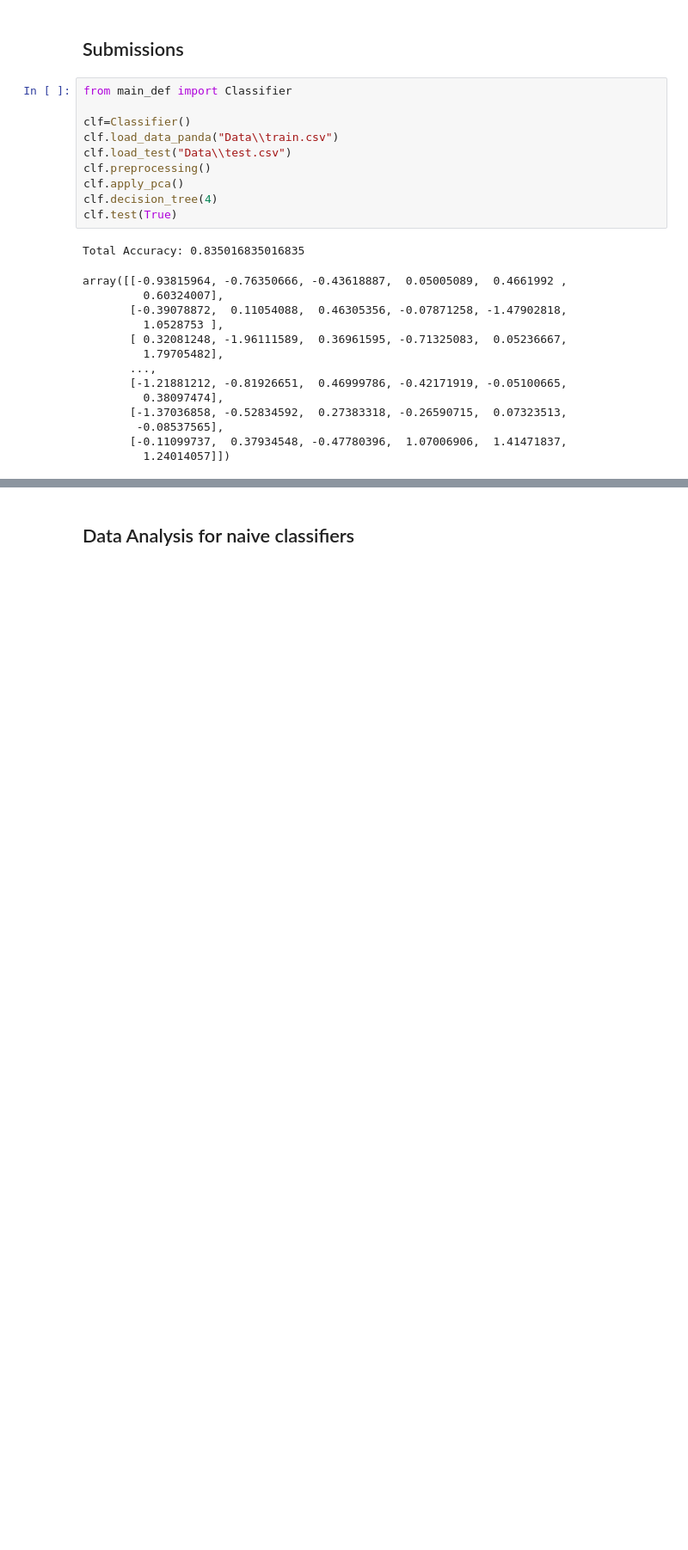
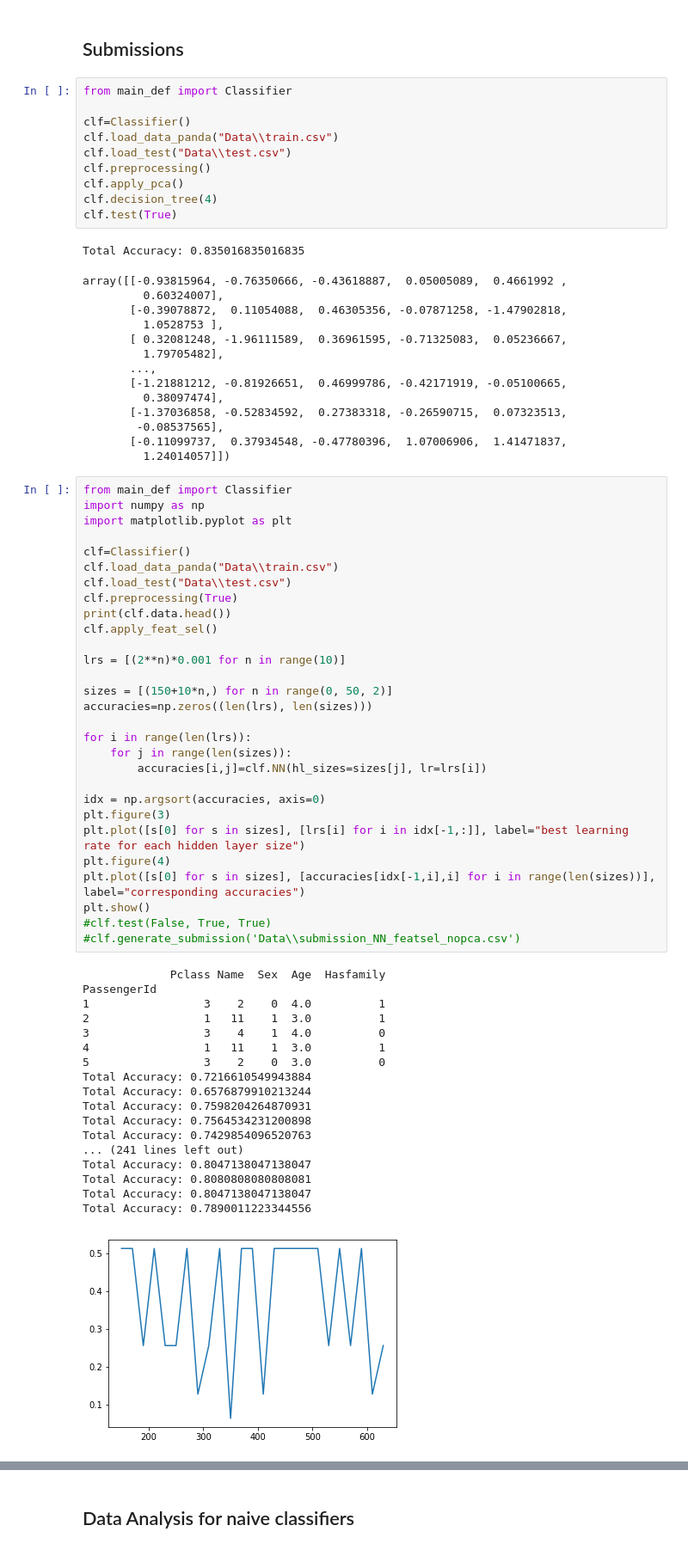
Before and after one commit to schwobr/ML-DSBA-AI-Assignment_2, a Jupyter notebook: main.ipynb, the cells around one changed output, grey strips where cells are left out. Shown at 86% size. Saved outputs shown, nothing was run; the diff lists cells and outputs as text; blank space fills up the shorter version.

Commit message:
last submissions

```diff
--- a/main.ipynb
+++ b/main.ipynb
@@ -376,3 +376,51 @@ array([[-0.93815964, -0.76350666, -0.43618887,  0.05005089,  0.4661992 ,
         -0.08537565],
        [-0.11099737,  0.37934548, -0.47780396,  1.07006906,  1.41471837,
          1.24014057]])
+# %%
+from main_def import Classifier
+import numpy as np
+import matplotlib.pyplot as plt
+
+clf=Classifier()
+clf.load_data_panda("Data\\train.csv")
+clf.load_test("Data\\test.csv")
+clf.preprocessing(True)
+print(clf.data.head())
+clf.apply_feat_sel()
+
+lrs = [(2**n)*0.001 for n in range(10)]
+
+sizes = [(150+10*n,) for n in range(0, 50, 2)]
+accuracies=np.zeros((len(lrs), len(sizes)))
+
+for i in range(len(lrs)):
+    for j in range(len(sizes)):
+        accuracies[i,j]=clf.NN(hl_sizes=sizes[j], lr=lrs[i])
+
+idx = np.argsort(accuracies, axis=0)
+plt.figure(3)
+plt.plot([s[0] for s in sizes], [lrs[i] for i in idx[-1,:]], label="best learning rate for each hidden layer size")
+plt.figure(4)
+plt.plot([s[0] for s in sizes], [accuracies[idx[-1,i],i] for i in range(len(sizes))], label="corresponding accuracies")
+plt.show()
+#clf.test(False, True, True)
+#clf.generate_submission('Data\\submission_NN_featsel_nopca.csv')
+# %% [output]
+             Pclass Name  Sex  Age  Hasfamily
+PassengerId
+1                 3    2    0  4.0          1
+2                 1   11    1  3.0          1
+3                 3    4    1  4.0          0
+4                 1   11    1  3.0          1
+5                 3    2    0  3.0          0
+Total Accuracy: 0.7216610549943884
+Total Accuracy: 0.6576879910213244
+Total Accuracy: 0.7598204264870931
+Total Accuracy: 0.7564534231200898
+Total Accuracy: 0.7429854096520763
+... (241 lines left out)
+Total Accuracy: 0.8047138047138047
+Total Accuracy: 0.8080808080808081
+Total Accuracy: 0.8047138047138047
+Total Accuracy: 0.7890011223344556
+[figure, added]
```
Also changed, not shown: parts of 4 cells of this notebook, 8 other files.
